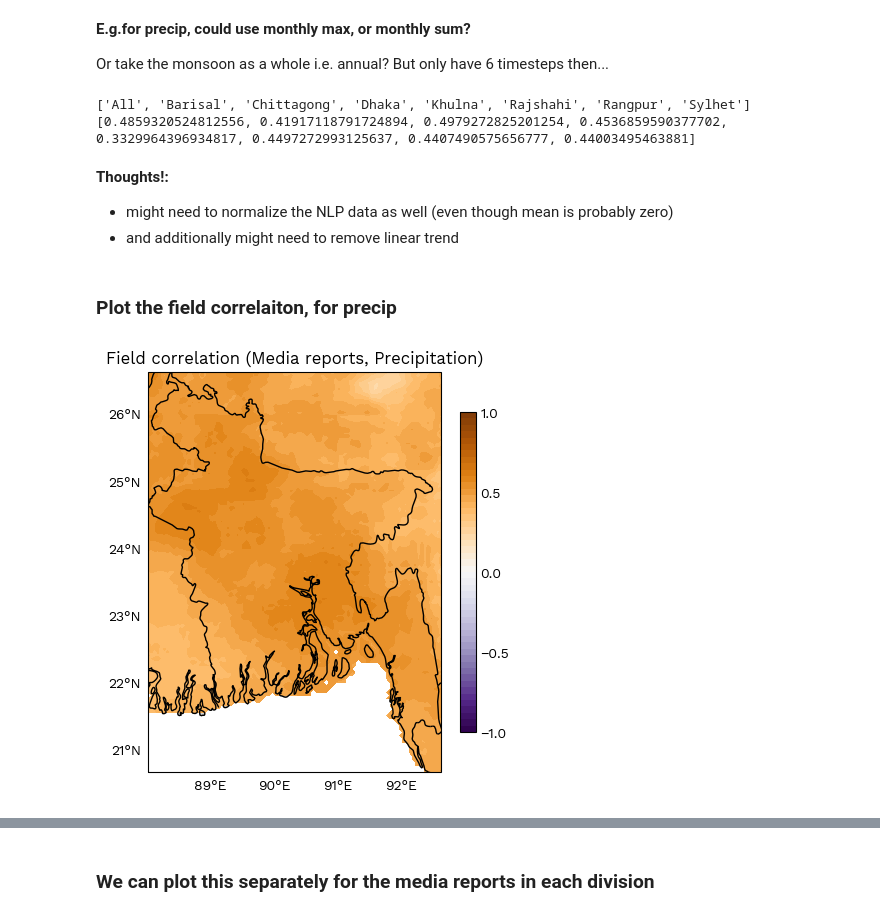
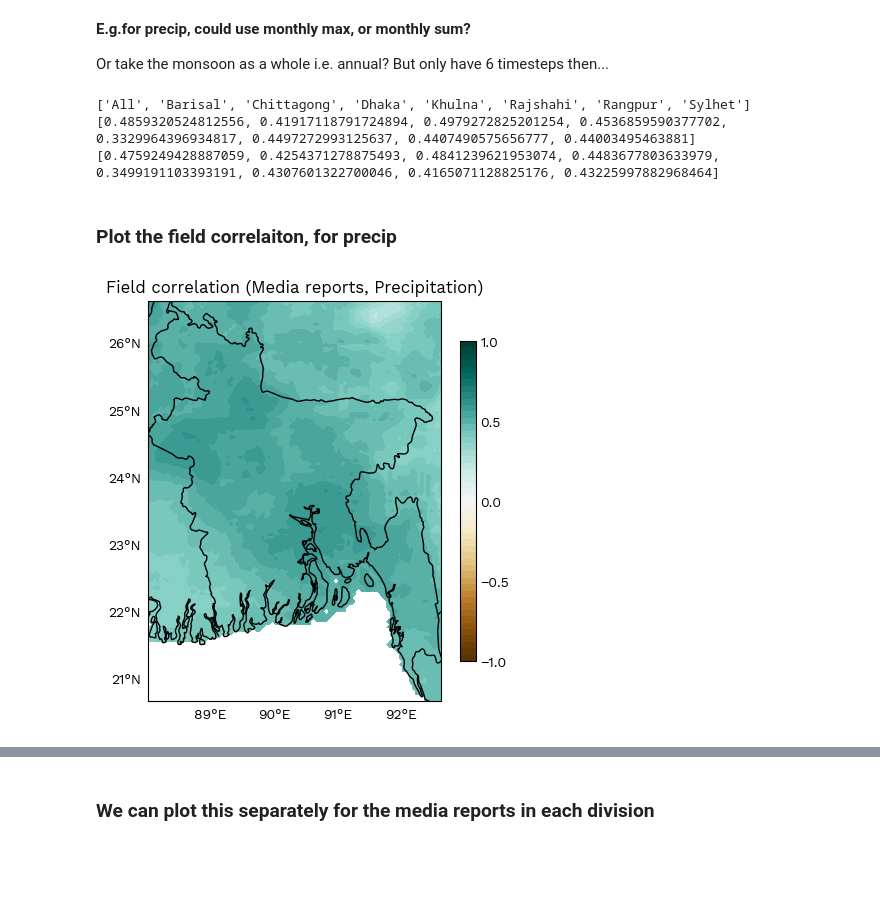
Before and after one commit to alex-saunders00/geog696CProject, a Jupyter notebook: scr/dataAnalysis/calcCorr_NLP.ipynb, the cells around one changed output, grey strips where cells are left out. Saved outputs shown, nothing was run; the diff lists cells and outputs as text; code cells hidden in the pictures; blank space fills up the shorter version.

```diff
--- a/scr/dataAnalysis/calcCorr_NLP.ipynb
+++ b/scr/dataAnalysis/calcCorr_NLP.ipynb
@@ -306,13 +197,11 @@ fieldCorrelPrecipSum = xr.corr(nlpMonthly, precipMonthlySum, dim="time")
 # %%
 print([div for div in divs])
 print([np.nanmean(fieldCorrelPrecipSum.sel(division=div)) for div in divs])
+print([np.nanmean(fieldCorrelPrecipMax.sel(division=div)) for div in divs])
 # %% [output]
 ['All', 'Barisal', 'Chittagong', 'Dhaka', 'Khulna', 'Rajshahi', 'Rangpur', 'Sylhet']
 [0.4859320524812556, 0.41917118791724894, 0.4979272825201254, 0.4536859590377702, 0.3329964396934817, 0.4497272993125637, 0.4407490575656777, 0.44003495463881]
+[0.4759249428887059, 0.4254371278875493, 0.4841239621953074, 0.4483677803633979, 0.3499191103393191, 0.4307601322700046, 0.4165071128825176, 0.43225997882968464]
-# %% [markdown]
-__Thoughts!:__
-* might need to normalize the NLP data as well (even though mean is probably zero)
-* and additionally might need to remove linear trend
 # %% [markdown]
 ### Plot the field correlaiton, for precip
 # %%
@@ -336,32 +225,32 @@ titleName='Field correlation (Media reports, Precipitation)'
 vmin, vmax, nlevels, nlevelsCbar = -1, 1, 51, 5
 amin, amax = np.nanmin(plotData), np.nanmax(plotData)
 extend=getExtend(amin, amax, vmin, vmax)
-cmap='PuOr_r'#'Spectral_r'
+cmap='BrBG'#'Spectral_r'
 levels = np.linspace(vmin, vmax, nlevels)
 EOFsToPlot=1
 ncolsToPlot=1
 nrowsToPlot=math.ceil(EOFsToPlot/ncolsToPlot)
 colSize=4.5
 extentBuffer=0
 plotExtent = [coordsData.lon.min().values - extentBuffer, coordsData.lon.max().values + extentBuffer, coordsData.lat.min().values - extentBuffer, coordsData.lat.max().values + extentBuffer]
 centerLon = 90
 
 # Plot
 fig, ax = plt.subplots(nrowsToPlot, ncolsToPlot, figsize=(colSize*ncolsToPlot, colSize*nrowsToPlot), constrained_layout=True, subplot_kw={'projection': ccrs.Miller(central_longitude=centerLon)})
 # fig.suptitle('EOFs in Annual Max Precipitation, from CHIRPS 2001-2022')
 
 # for i, ax in enumerate(axes.ravel()):
 ax.set_title('{0}'.format(titleName))#, fontsize=16)
 ax.coastlines(color='black')
 ax.add_feature(cfeature.LAND, color='lightgray')
 ax.add_feature(cfeature.BORDERS)
 ax.set_extent(plotExtent, crs=ccrs.PlateCarree())
 gl1 = ax.gridlines(color='k', linestyle='--', draw_labels=["left", "bottom"], x_inline=False,
                   y_inline=False, ylocs=list(range(20, 28, 1)), xlocs=list(range(88, 94, 1)))
 gl1.xlines=False
 gl1.ylines=False
 eofPlot = ax.contourf(coordsData.lon, coordsData.lat, plotData, cmap=cmap, transform=ccrs.PlateCarree(), vmin=vmin, vmax=vmax, levels=levels, extend=extend)
 cb1 = plt.colorbar(eofPlot, orientation='vertical', ticks=np.linspace(vmin, vmax, nlevelsCbar), shrink=0.8)
 cb1.ax.tick_params(size=0)
 # %% [output]
-[figure, old version]
+[figure, new version]
```
Also changed, not shown: parts of 46 cells of this notebook, 5 other files.
